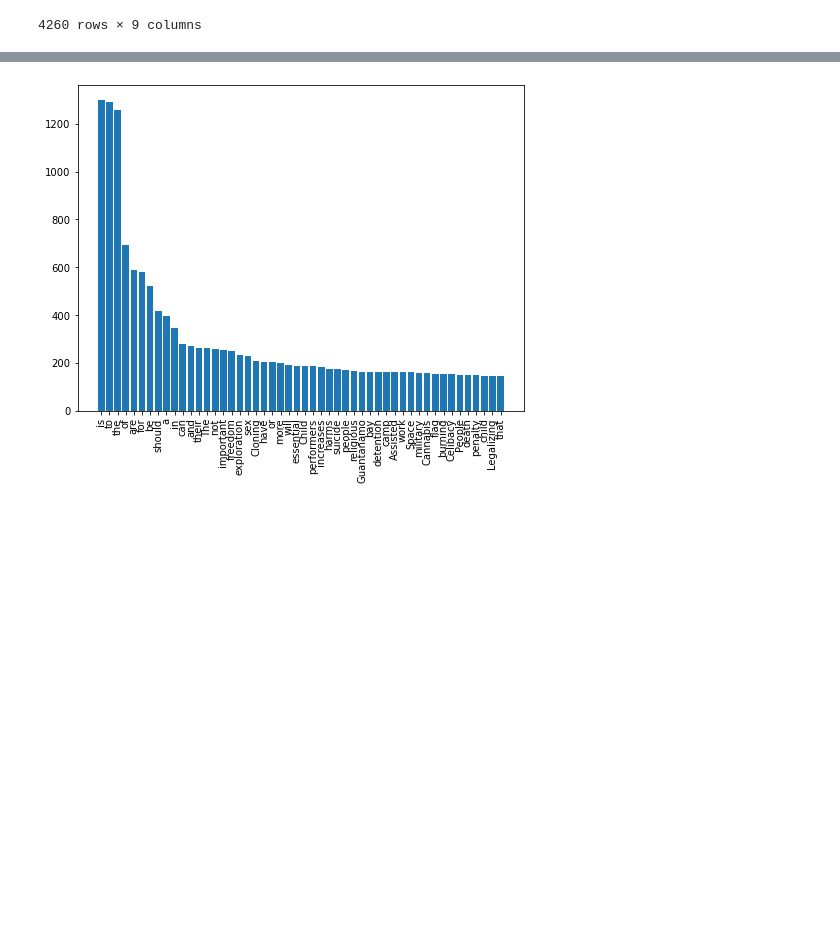
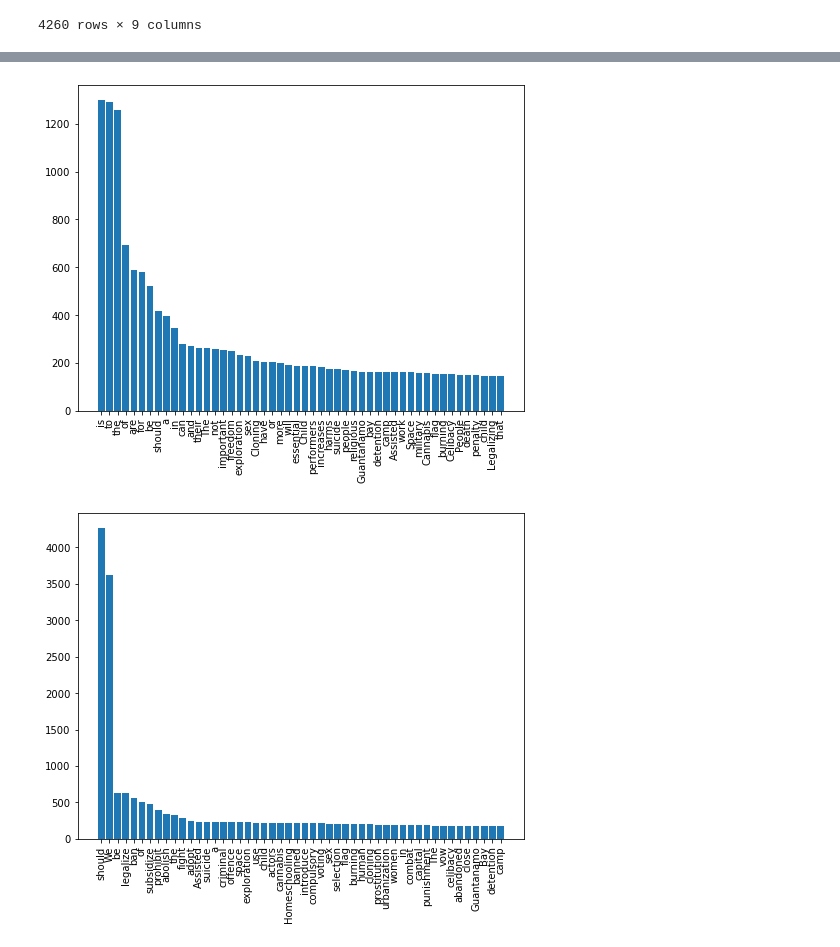
Before and after one commit to janheinrichmerker/modern-talking, a Jupyter notebook: modern_talking/dataset.ipynb, the cells around one changed output, grey strips where cells are left out. Cells and saved outputs as stored; diff of their text form; code cells hidden in the pictures; blank space fills up the shorter version.

```diff
--- a/modern_talking/dataset.ipynb
+++ b/modern_talking/dataset.ipynb
@@ -97,3 +97,8 @@ df_arguments_labels_key_points_train
 | 4258 | arg_27_220 | While many who graduate from univ... | We should subsidize vocational ed... | 1 | kp_27_5 | 1 | vocational education is a good ca... | [While, many, who, graduate, from... | ... |
 | 4259 | arg_27_222 | yes, we should subsidize vocation... | We should subsidize vocational ed... | 1 | kp_27_5 | 1 | vocational education is a good ca... | [yes, we, should, subsidize, voca... | ... |
 4260 rows × 9 columns
+# %%
+# tokenizes the topics and appends them to the unified data_frame
+df_arguments_labels_key_points_train['topic_tokens'] = df_arguments_labels_key_points_train['topic'].apply(lambda row: nltk.regexp_tokenize(row, r'\w+'))
+
+df_arguments_labels_key_points_train
@@ -115,12 +134,14 @@ def visualize_word_frequency(df_arguments,top_k=50,token_kind='argument_tokens')
     plt.show()
     return values
 # %%
-# most common tokens in arguments and keypoints with stopwords
+# most common tokens in arguments and keypoints and topics with stopwords
 argument_words=visualize_word_frequency(df_arguments_labels_key_points_train,50,'argument_tokens')
 key_point_words=visualize_word_frequency(df_arguments_labels_key_points_train,50,'key_point_tokens')
+topic_words=visualize_word_frequency(df_arguments_labels_key_points_train,50,'topic_tokens')
 # %% [output]
 [figure]
 [figure]
+[figure, added]
 # %%
 # remove stopwords
 stopword = set(stopwords.words('english'))
```
Also changed, not shown: parts of 6 cells of this notebook.
